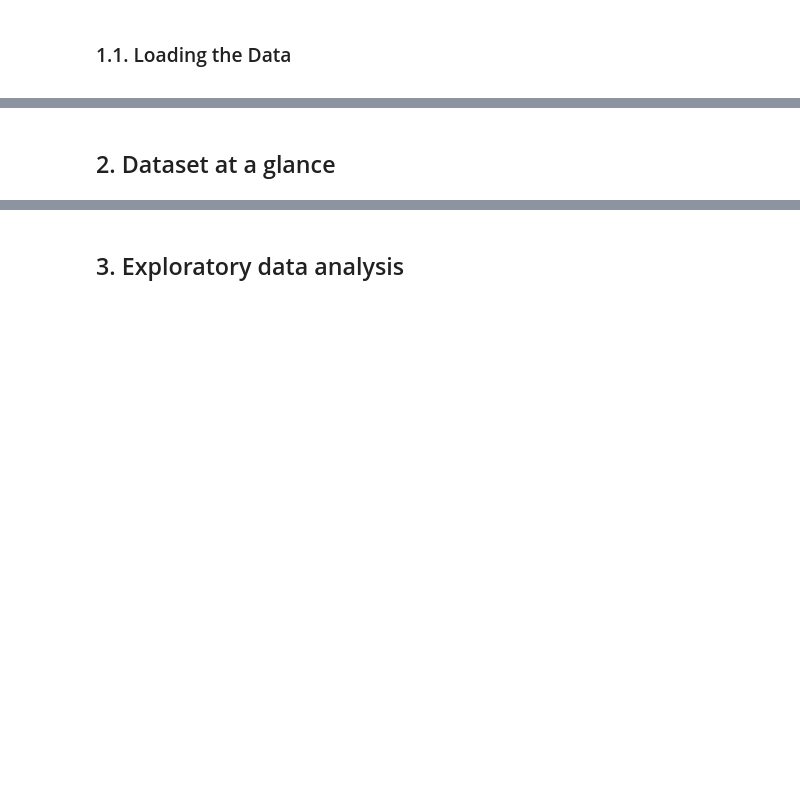
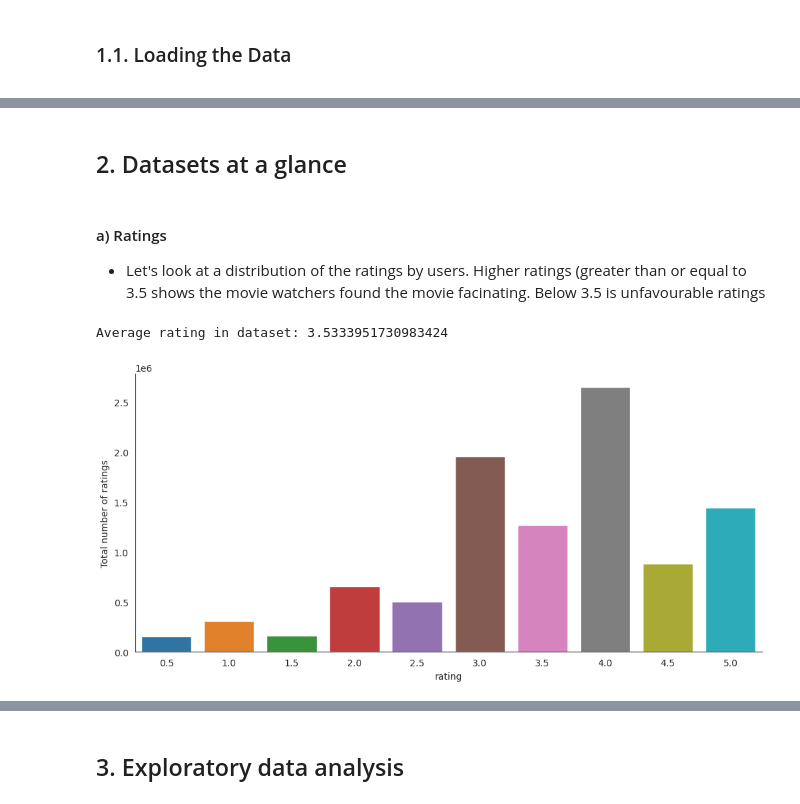
Before and after one commit to NgawethuMtirara/unsupervised-streamlit-teamcw3, a Jupyter notebook: Notebook/Team_CW3_Unsupervised.ipynb, the cells around one changed output, grey strips where cells are left out. Drawn from its saved outputs; the diff is of its cells as text; code cells hidden in the pictures; blank space fills up the shorter version.

Commit message:
Data Cleanup and Preprocessing

```diff
--- a/Notebook/Team_CW3_Unsupervised.ipynb
+++ b/Notebook/Team_CW3_Unsupervised.ipynb
@@ -61,0 +93,8 @@ Providing an accurate and robust solution to this challenge has immense economic
+# %%
+# Load ratings data.
+
+pd.set_option('display.max_columns', None)
+
+ratings_df = pd.read_csv('train.csv')
+print(ratings_df.shape)
+ratings_df.head()
@@ -62,3 +166,15 @@ Providing an accurate and robust solution to this challenge has immense economic
 # %% [markdown]
 <a id="section-two"></a>
-## 2. Dataset at a glance
+## 2. Datasets at a glance
+# %% [markdown]
+#### a) Ratings
+
+- Let's look at a distribution of the ratings by users. Higher ratings (greater than or equal to 3.5 shows the movie watchers found the movie facinating. Below 3.5 is unfavourable ratings
+# %%
+with sns.axes_style('white'):
+    g = sns.factorplot("rating", data=ratings_df, aspect=2.0,kind='count')
+    g.set_ylabels("Total number of ratings")
+print (f'Average rating in dataset: {np.mean(ratings_df["rating"])}')
+# %% [output]
+Average rating in dataset: 3.5333951730983424
+[figure, added]
```
Also changed, not shown: parts of 24 cells of this notebook.
